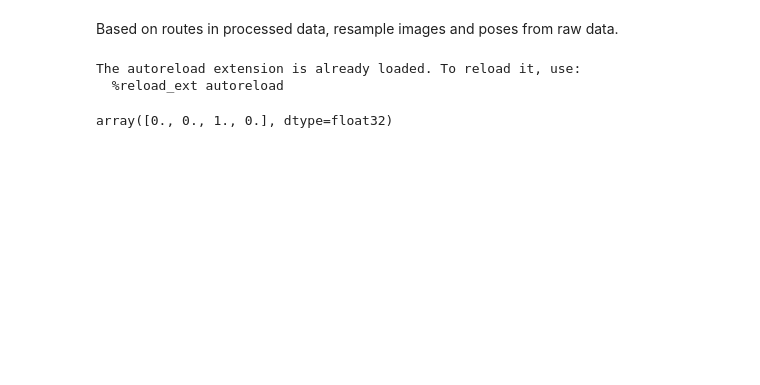
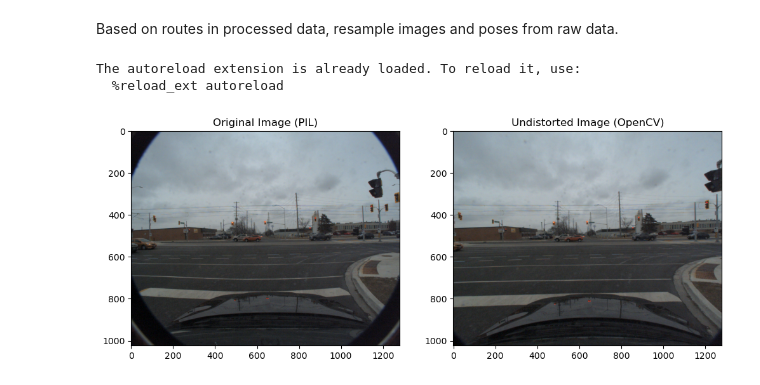
Before and after one commit to SirRendore/cadc, a Jupyter notebook: notebooks/resample_from_raw.ipynb, the cells around one changed output. Cells and saved outputs as stored; diff of their text form; code cells hidden in the pictures; blank space fills up the shorter version.

```diff
--- a/notebooks/resample_from_raw.ipynb
+++ b/notebooks/resample_from_raw.ipynb
@@ -26,3 +23,18 @@ RAW_DATA_DIR = r"/home/zhaohaoa/cadc/cadcd_raw"
+# %%
+LABELLED_DATA_DIR = r"/home/zhaohaoa/cadc/cadcd"
+RAW_DATA_DIR = r"/home/zhaohaoa/cadc/cadcd_raw"
+CUT_INDICES_PATH = r"/home/zhaohaoa/cadc/cut_indices.pkl" # Dict of cut indices for each trajectory (optional)
+
+CADC_TO_NAVSIM_CAMERA_MAPPING = {
+    "00": "cam_f0",
+    "01": "cam_r0",
+    "02": "cam_r1",
+    "03": "cam_r2",
+    "04": "cam_b0",
+    "05": "cam_l2",
+    "06": "cam_l1",
+    "07": "cam_l0"
+}
 # %%
 def find_closest_timestamp_inds(target_times, timestamps):
     '''
@@ -217,7 +278,42 @@ for cam in cameras:
-# %%
-direction
-# %% [output]
-array([0., 0., 1., 0.], dtype=float32)
+# %%
+test_data = data[0]
+
+import cv2
+from PIL import Image
+
+
+img_path = test_data["camera_images"]["cam_f0"]
+
+img = cv2.imread(img_path)
+
+
+K = test_data["camera_intrinsics"]["cam_f0"]
+dist = test_data["camera_distortions"]["cam_f0"]
+
+# h, w = img.shape[:2]
+# newK, roi = cv2.getOptimalNewCameraMatrix(K, dist, (w, h), alpha=0)
+undistorted = cv2.undistort(img, K, dist, None, K)
+
+# open with PIL to check if it works
+img_pil = np.array(Image.open(img_path))
+
+# Plot
+# fig, (ax1, ax2) = plt.subplots(1, 2, figsize=(12, 6))
+# ax1.imshow(cv2.cvtColor(img, cv2.COLOR_BGR2RGB))
+# ax1.set_title("Original Image")
+# ax2.imshow(cv2.cvtColor(undistorted, cv2.COLOR_BGR2RGB))
+# ax2.set_title("Undistorted Image")
+# plt.show()
+
+# Plot undistorted image with pil image
+fig, (ax1, ax2) = plt.subplots(1, 2, figsize=(12, 6))
+ax1.imshow(img_pil)
+ax1.set_title("Original Image (PIL)")
+ax2.imshow(cv2.cvtColor(undistorted, cv2.COLOR_BGR2RGB))
+ax2.set_title("Undistorted Image (OpenCV)")
+plt.show()
+# %% [output]
+[figure, added]
 # %%
 def integrate_pos_from_acc_with_yaw(
     times,
```
Also changed, not shown: parts of 3 cells of this notebook, 6 other files.
